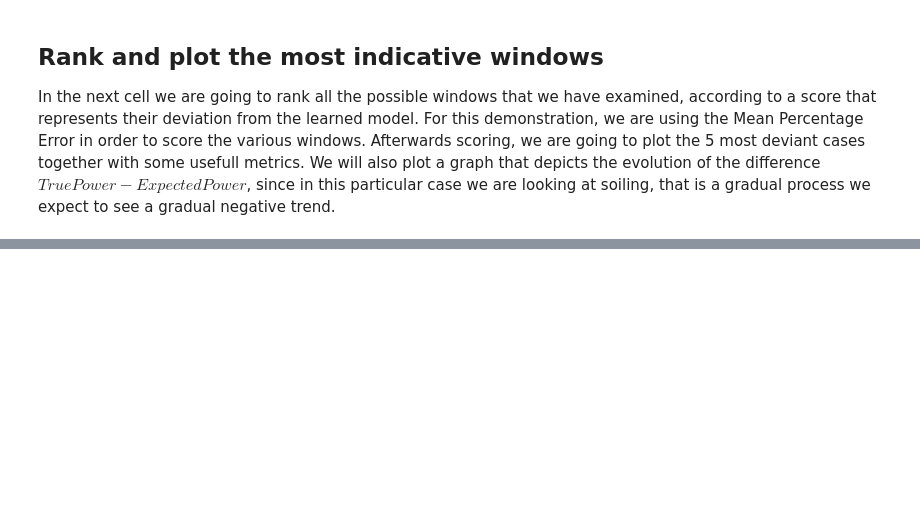
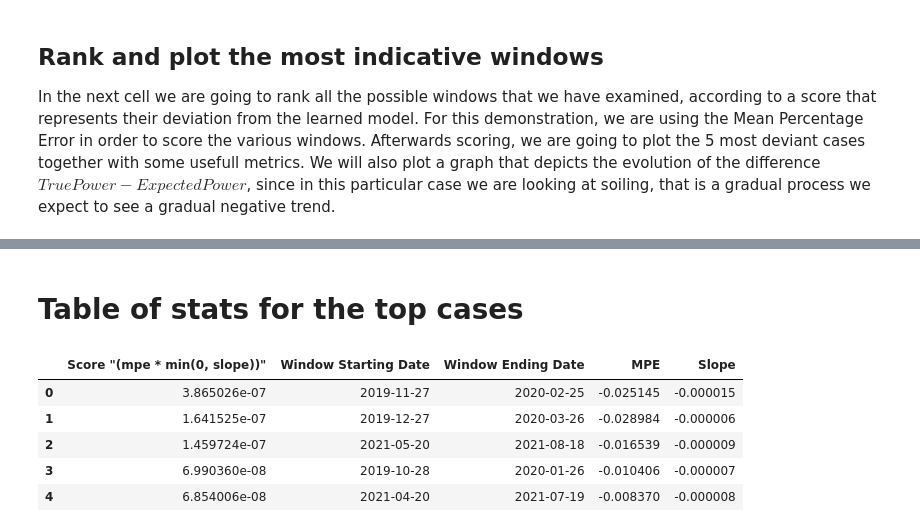
Before and after one commit to MORE-EU/more-pattern-extraction, a Jupyter notebook: notebooks/deviation_detection.ipynb, the cells around one changed output, grey strips where cells are left out. Saved outputs shown, nothing was run; the diff lists cells and outputs as text; code cells hidden in the pictures; blank space fills up the shorter version.

```diff
--- a/notebooks/deviation_detection.ipynb
+++ b/notebooks/deviation_detection.ipynb
@@ -153 +190,12 @@ R2: 0.981
 ... (9 outputs left out)
+# %% [markdown]
+# Table of stats for the top cases
+# %%
+df_stats
+# %% [output]
+|  | Score "(mpe * min(0, slope))" | Window Starting Date | Window Ending Date | MPE | Slope |
+| 0 | 3.865026e-07 | 2019-11-27 | 2020-02-25 | -0.025145 | -0.000015 |
+| 1 | 1.641525e-07 | 2019-12-27 | 2020-03-26 | -0.028984 | -0.000006 |
+| 2 | 1.459724e-07 | 2021-05-20 | 2021-08-18 | -0.016539 | -0.000009 |
+| 3 | 6.990360e-08 | 2019-10-28 | 2020-01-26 | -0.010406 | -0.000007 |
+| 4 | 6.854006e-08 | 2021-04-20 | 2021-07-19 | -0.008370 | -0.000008 |
```
Also changed, not shown: parts of 2 cells of this notebook, 2 other files.
